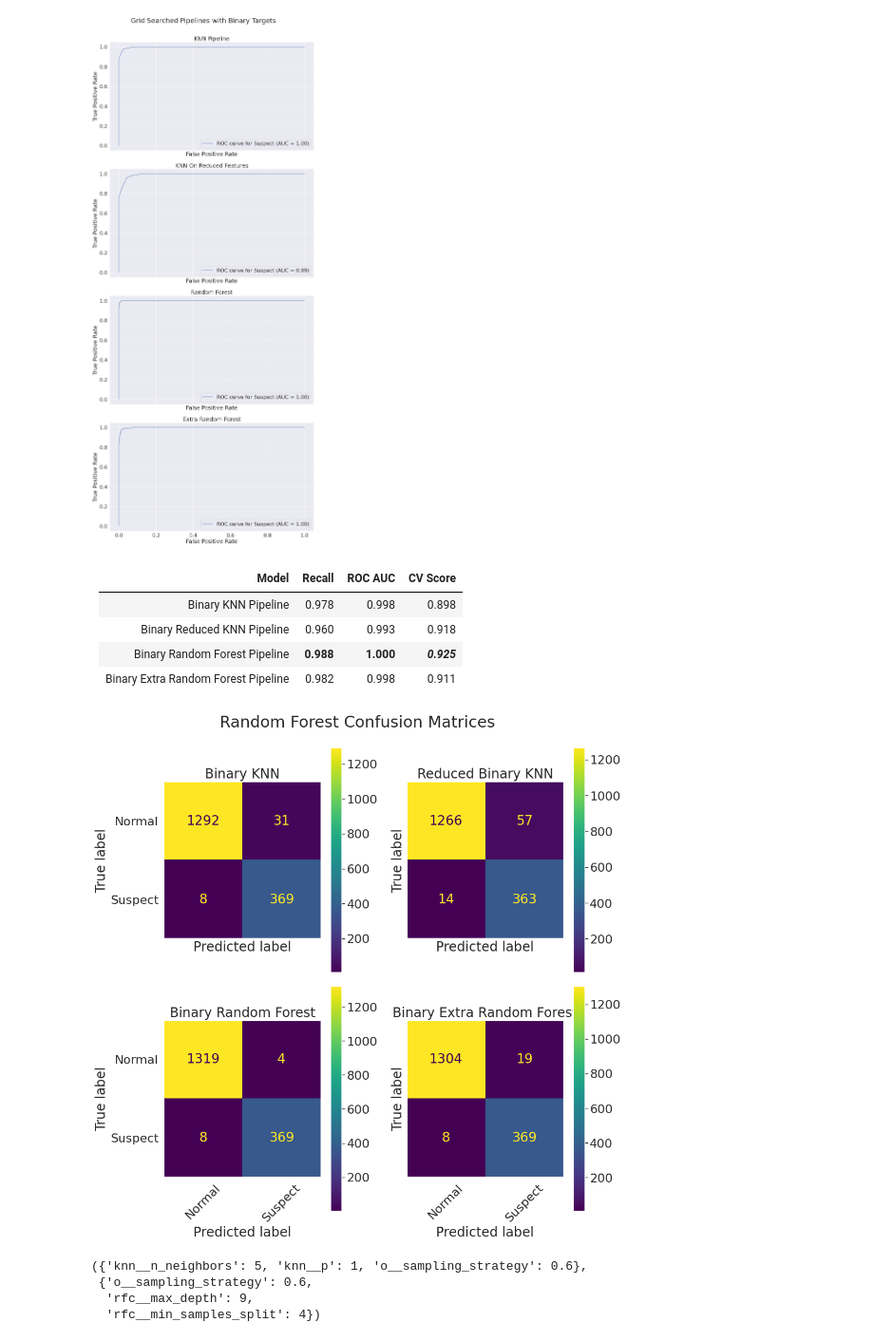
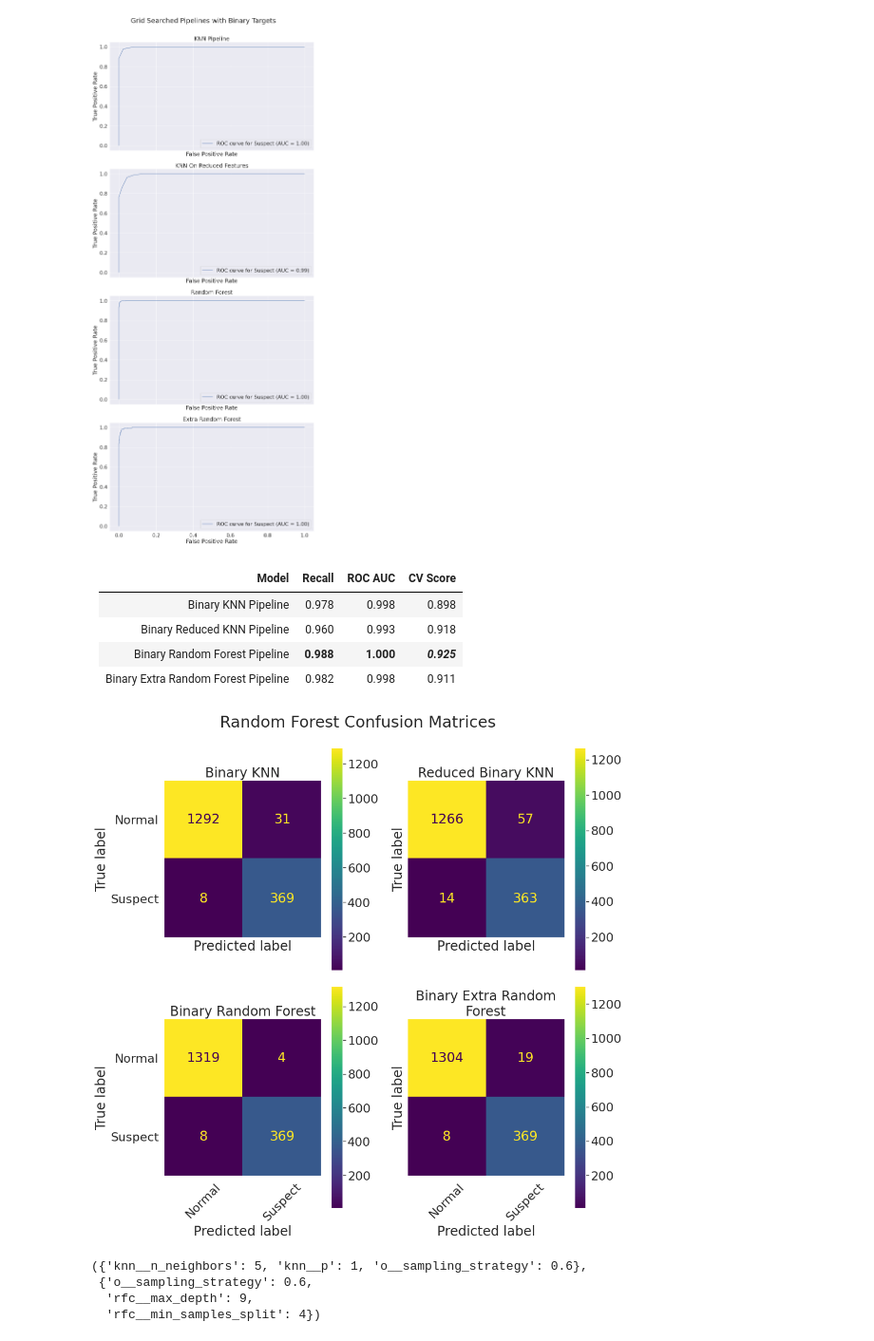
Before and after one commit to ParkedHampster/Fetal-Health-Classification-Prediction, a Jupyter notebook: scratch_books/scratch.ipynb, the cells around one changed output. Shown at 95% size. Cells and saved outputs as stored; diff of their text form; code cells hidden in the pictures.

```diff
--- a/scratch_books/scratch.ipynb
+++ b/scratch_books/scratch.ipynb
@@ -1471,7 +1449,7 @@ ax[1,0].set(
     title='Binary Random Forest'
 )
 ax[1,1].set(
-    title='Binary Extra Random Forest'
+    title='Binary Extra Random\nForest'
 )
 
 for ax_ in ax.flatten():
@@ -1486,34 +1464,34 @@ for ax_ in ax.flatten():
 fig.suptitle("KNN Confusion Matrices")
 
 plt.tight_layout()
 '';
 
 fig.suptitle("Random Forest Confusion Matrices")
 
 plt.tight_layout()
 
 display_table = model_scoring_table([
     scores_binary_knn_pipeline_gs,
     scores_reduced_binary_knn_pipeline_gs,
     scores_binary_tree_pipeline_gs,
     scores_binary_extra_tree_pipeline_gs
     ],[
         "Binary KNN Pipeline",
         "Binary Reduced KNN Pipeline",
         "Binary Random Forest Pipeline",
         "Binary Extra Random Forest Pipeline"
     ]
 )
 display(display_table['md'])
 # %% [output]
 
 | Model | Recall | ROC AUC | CV Score |
 |---:|:---:|:---:|:---:|
 | Binary KNN Pipeline |  0.978  |  0.998  |  0.898  |
 | Binary Reduced KNN Pipeline |  0.960  |  0.993  |  0.918  |
 | Binary Random Forest Pipeline | **0.988** | **1.000** | ***0.925*** |
 | Binary Extra Random Forest Pipeline |  0.982  |  0.998  |  0.911  |
-[figure, old version]
+[figure, new version]
 # %%
 reduced_binary_knn_pipeline_gs.best_params_ , binary_tree_pipeline_gs.best_params_
 # %% [output]
```
Also changed, not shown: parts of 16 cells of this notebook, 1 other file.
